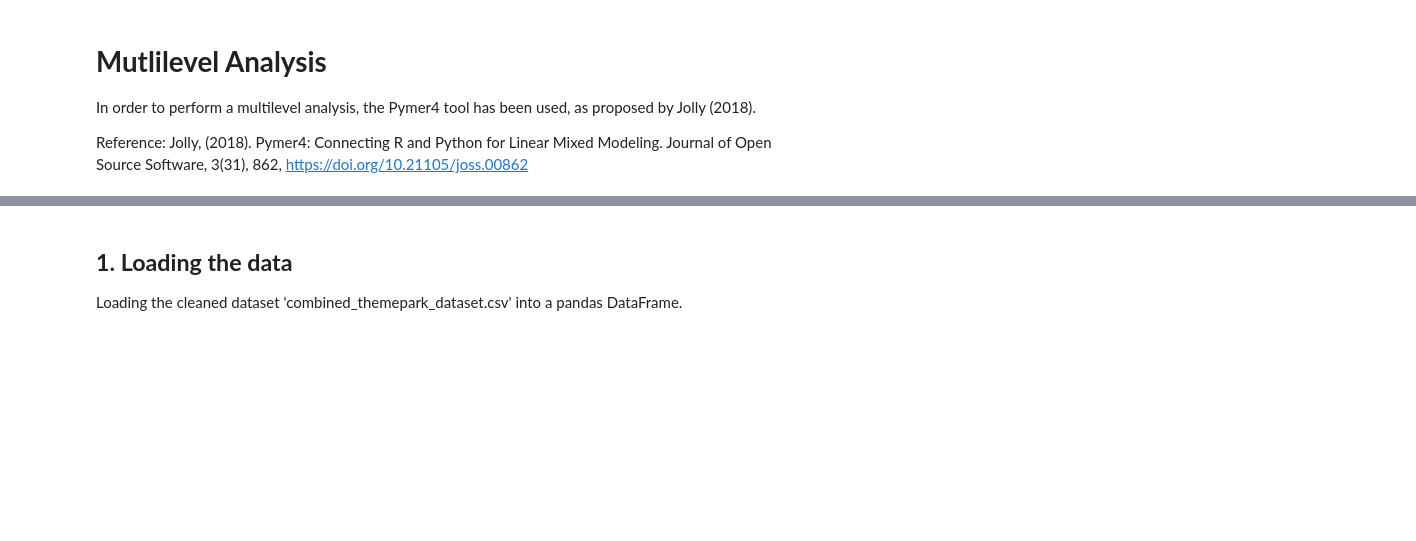
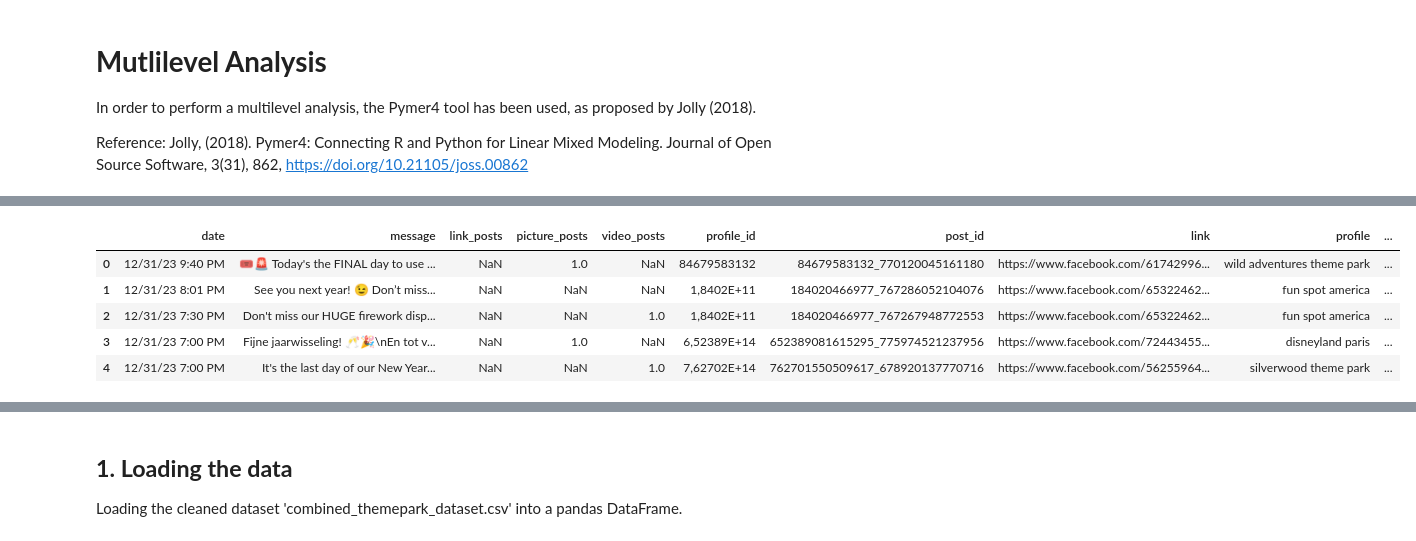
Before and after one commit to crlhbs/Group1_MarketingStrategy, a Jupyter notebook: Multi-level_Analysis.ipynb, the cells around one changed output, grey strips where cells are left out. Cells and saved outputs as stored; diff of their text form; code cells hidden in the pictures; blank space fills up the shorter version.

```diff
--- a/Multi-level_Analysis.ipynb
+++ b/Multi-level_Analysis.ipynb
@@ -20,0 +42,5 @@ from pymer4.utils import get_resource_path
+# %%
+#read the excel file into a dataframe
+H2_data = pd.read_csv('https://raw.githubusercontent.com/crlhbs/Group1_MarketingStrategy/main/02_new%20dataframes/H2_dataframe.csv')
+#to check the first few rows of the dataframe, you can use
+print(H2_data.head())
@@ -20,0 +68,5 @@ from pymer4.utils import get_resource_path
+# %%
+# Merge 'combined_df' with 'level2_df' on the 'profile' column
+combined_df = df.merge(H2_data, on='post_id', how='left')
+#show combined_df
+combined_df.head()
@@ -20,0 +81,19 @@ from pymer4.utils import get_resource_path
+# %%
+# Merge 'combined_df' with 'H2_data' on the 'post_id' column
+combined_df = combined_df.merge(H2_data, on='post_id', how='left')
+
+# Get a list of duplicate columns
+duplicate_columns = [col for col in combined_df.columns if '_x' in col or '_y' in col]
+
+# Drop the duplicate columns
+combined_df.drop(columns=duplicate_columns, inplace=True)
+
+# Show combined_df
+combined_df.head()
+# %% [output]
+|  | date | message | link_posts | picture_posts | video_posts | profile_id | post_id | link | profile | ... |
+| 0 | 12/31/23 9:40 PM | 🎟️🚨 Today's the FINAL day to use ... | NaN | 1.0 | NaN | 84679583132 | 84679583132_770120045161180 | https://www.facebook.com/61742996... | wild adventures theme park | ... |
+| 1 | 12/31/23 8:01 PM | See you next year! 😉 Don’t miss... | NaN | NaN | NaN | 1,8402E+11 | 184020466977_767286052104076 | https://www.facebook.com/65322462... | fun spot america | ... |
+| 2 | 12/31/23 7:30 PM | Don't miss our HUGE firework disp... | NaN | NaN | 1.0 | 1,8402E+11 | 184020466977_767267948772553 | https://www.facebook.com/65322462... | fun spot america | ... |
+| 3 | 12/31/23 7:00 PM | Fijne jaarwisseling! 🥂🎉\nEn tot v... | NaN | 1.0 | NaN | 6,52389E+14 | 652389081615295_775974521237956 | https://www.facebook.com/72443455... | disneyland paris | ... |
+| 4 | 12/31/23 7:00 PM | It's the last day of our New Year... | NaN | NaN | 1.0 | 7,62702E+14 | 762701550509617_678920137770716 | https://www.facebook.com/56255964... | silverwood theme park | ... |
```
Also changed, not shown: parts of 13 cells of this notebook.
